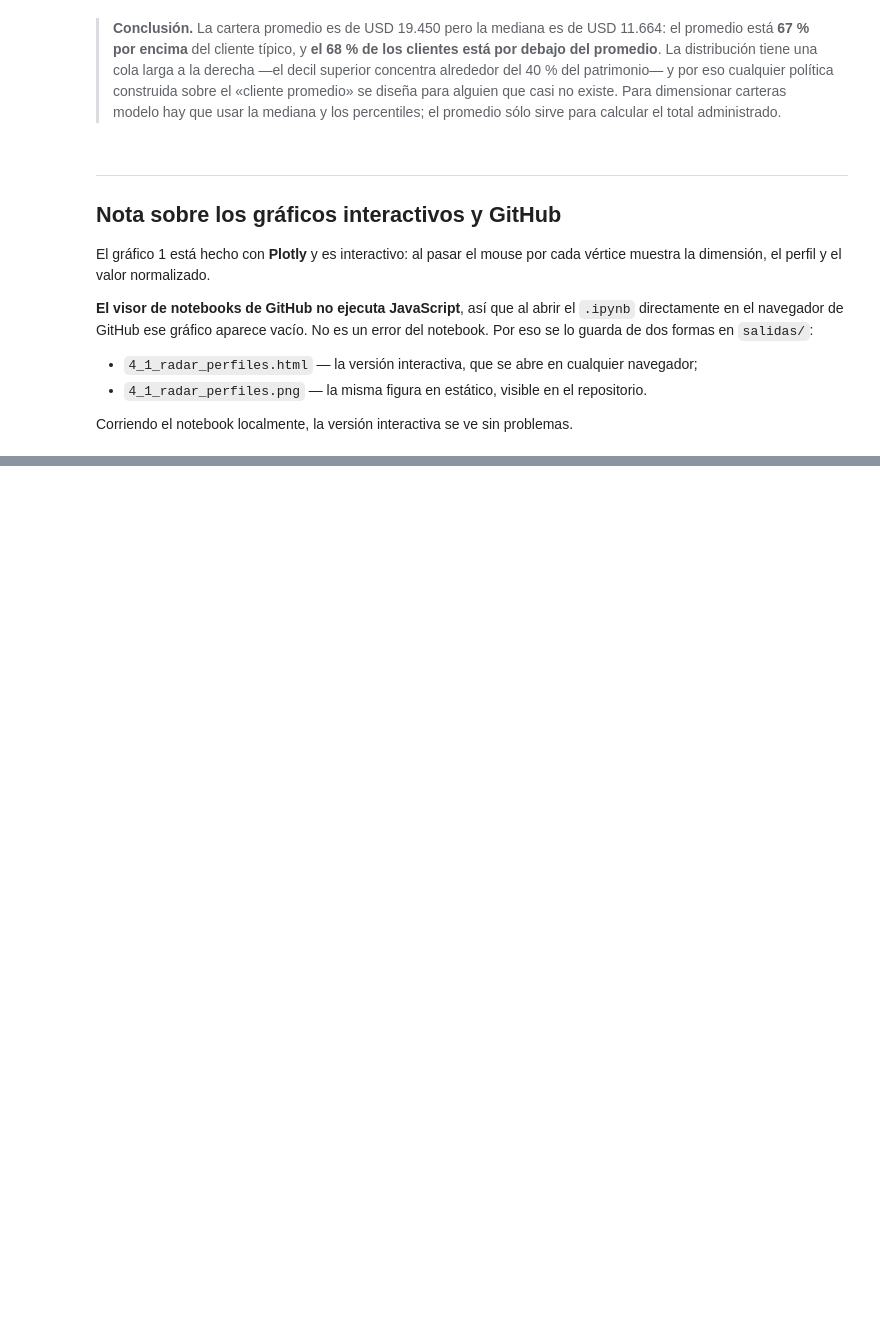
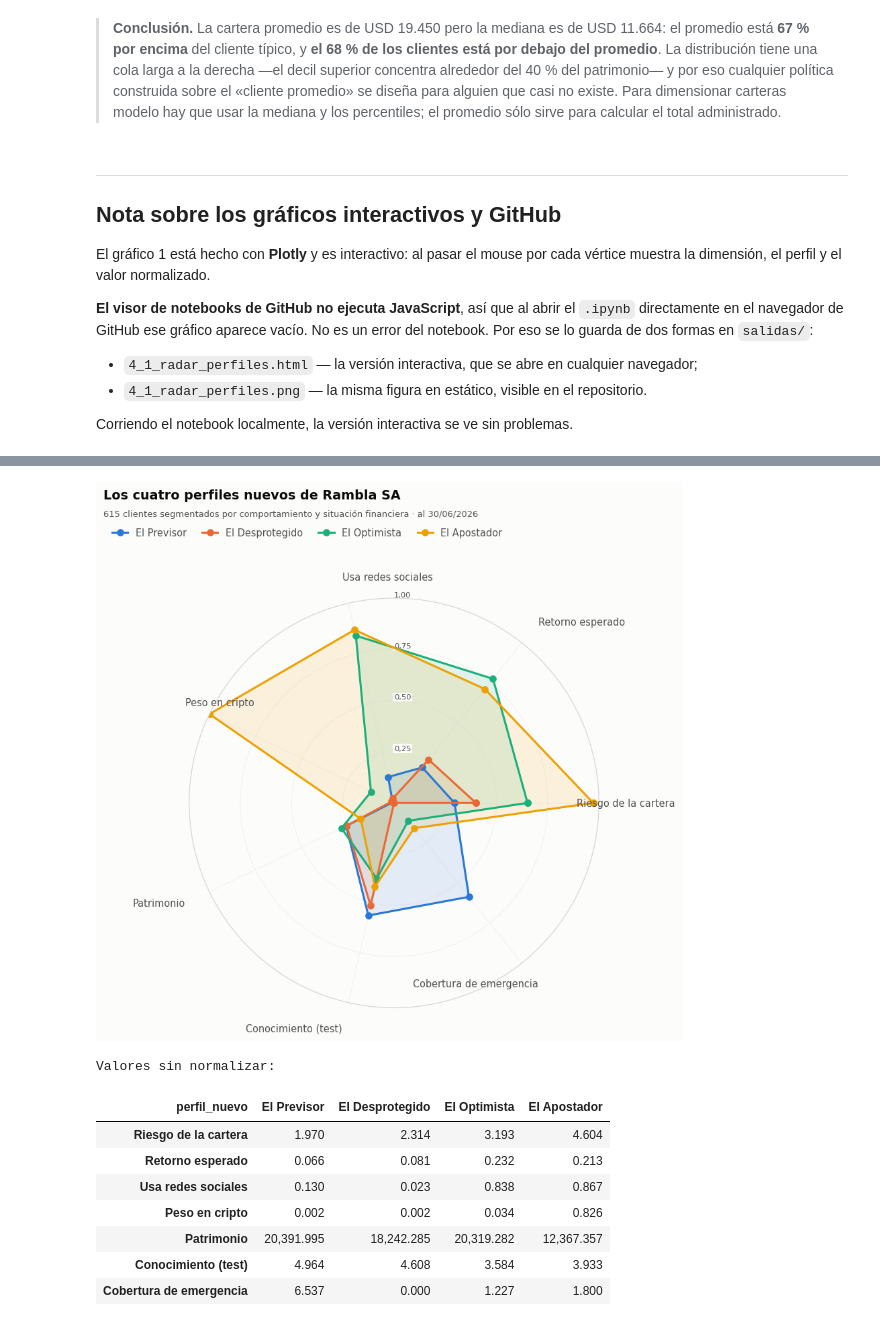
Before and after one commit to priscilagerlach9-lgtm/proyecto-final-gerlach, a Jupyter notebook: notebooks/proyecto_final_rambla.ipynb, the cells around one changed output, grey strips where cells are left out. Drawn from its saved outputs; the diff is of its cells as text; code cells hidden in the pictures; blank space fills up the shorter version.

```diff
--- a/notebooks/proyecto_final_rambla.ipynb
+++ b/notebooks/proyecto_final_rambla.ipynb
@@ -3909,9 +3909,9 @@ def radar_matplotlib(promedios: pd.DataFrame, colores: dict[str, str], titulo: s
     # La leyenda va arriba, bajo el subtítulo: abajo se montaba sobre la etiqueta del
     # vértice inferior del polígono.
     figura.legend(*eje.get_legend_handles_labels(), loc="upper left",
-                  bbox_to_anchor=(0.02, 0.925), ncol=3, frameon=False,
+                  bbox_to_anchor=(0.02, 0.925), ncol=len(promedios), frameon=False,
                   fontsize=9.5, labelcolor=TINTA_SECUNDARIA,
-                  handlelength=1.6, columnspacing=1.8)
+                  handlelength=1.6, columnspacing=1.6)
     figura.subplots_adjust(top=0.78, bottom=0.03, left=0.13, right=0.87)
     figura.savefig(archivo, dpi=150, bbox_inches="tight", facecolor=SUPERFICIE)
     plt.show()
@@ -4339,0 +5070,39 @@ Corriendo el notebook localmente, la versión interactiva se ve sin problemas.
+# %%
+"""Radar de los perfiles nuevos, reutilizando las funciones de la Etapa 4."""
+
+COLOR_PERFIL_NUEVO = {
+    "El Previsor": "#2a78d6",      # azul
+    "El Desprotegido": "#eb6834",  # naranja
+    "El Optimista": "#1baf7a",     # aqua
+    "El Apostador": "#eda100",     # amarillo
+}
+
+promedios_nuevos, crudos_nuevos = datos_radar(segmentados, "perfil_nuevo", ORDEN_PERFILES)
+
+figura_perfiles = radar_plotly(
+    promedios_nuevos, COLOR_PERFIL_NUEVO,
+    titulo="Los cuatro perfiles nuevos de Rambla SA",
+    subtitulo="615 clientes segmentados por comportamiento y situación financiera · "
+              "cada eje normalizado al rango percentil 5-95 · al 30/06/2026")
+figura_perfiles.write_html(SALIDAS / "5_1_radar_perfiles_nuevos.html", include_plotlyjs="cdn")
+figura_perfiles.show()
+
+radar_matplotlib(
+    promedios_nuevos, COLOR_PERFIL_NUEVO,
+    "Los cuatro perfiles nuevos de Rambla SA",
+    "615 clientes segmentados por comportamiento y situación financiera · al 30/06/2026",
+    SALIDAS / "5_1_radar_perfiles_nuevos.png")
+
+print("Valores sin normalizar:")
+display(crudos_nuevos.T.style.format("{:,.3f}"))
+# %% [output]
+[figure, added]
+Valores sin normalizar:
+| perfil_nuevo | El Previsor | El Desprotegido | El Optimista | El Apostador |
+| Riesgo de la cartera | 1.970 | 2.314 | 3.193 | 4.604 |
+| Retorno esperado | 0.066 | 0.081 | 0.232 | 0.213 |
+| Usa redes sociales | 0.130 | 0.023 | 0.838 | 0.867 |
+| Peso en cripto | 0.002 | 0.002 | 0.034 | 0.826 |
+| Patrimonio | 20,391.995 | 18,242.285 | 20,319.282 | 12,367.357 |
+| Conocimiento (test) | 4.964 | 4.608 | 3.584 | 3.933 |
+| Cobertura de emergencia | 6.537 | 0.000 | 1.227 | 1.800 |
```
Also changed, not shown: parts of 30 cells of this notebook, 5 other files.
